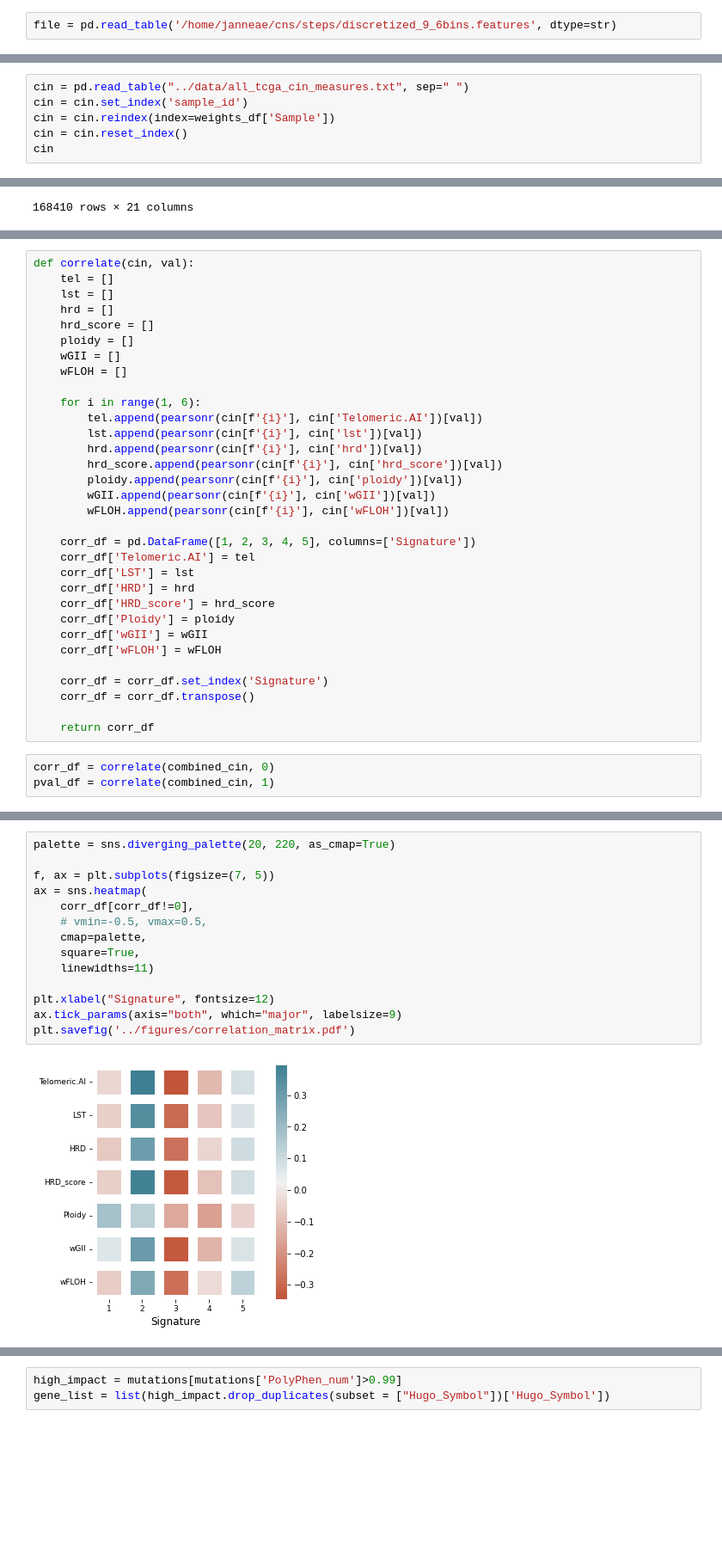
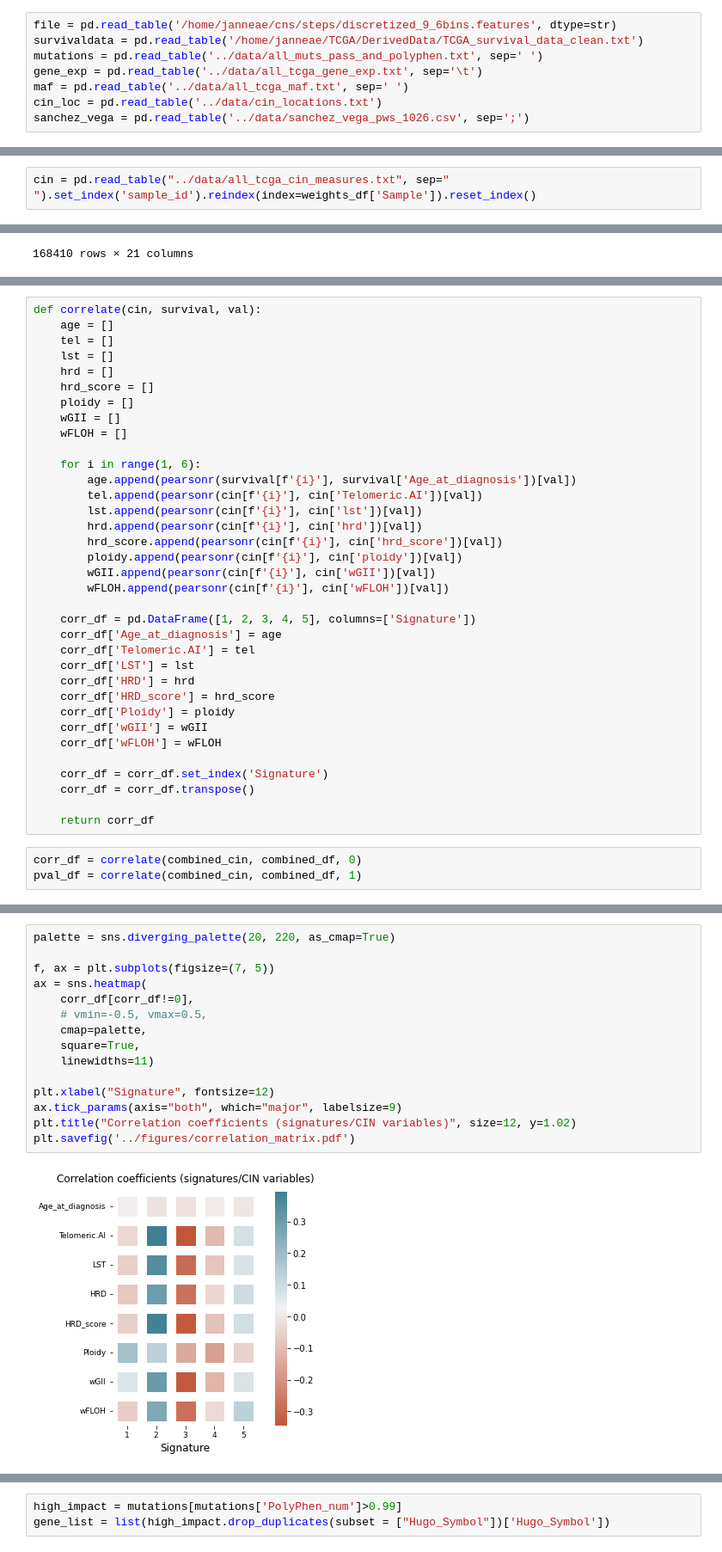
Before and after one commit to janneah/cns, a Jupyter notebook: notebooks/resultvisualisation.ipynb, the cells around one changed output, grey strips where cells are left out. Shown at 86% size. Drawn from its saved outputs; the diff is of its cells as text; blank space fills up the shorter version.

```diff
--- a/notebooks/resultvisualisation.ipynb
+++ b/notebooks/resultvisualisation.ipynb
@@ -11,6 +11,12 @@ from scipy import stats as st
 import matplotlib.colors as mcolors
 # %%
 file = pd.read_table('/home/janneae/cns/steps/discretized_9_6bins.features', dtype=str)
+survivaldata = pd.read_table('/home/janneae/TCGA/DerivedData/TCGA_survival_data_clean.txt')
+mutations = pd.read_table('../data/all_muts_pass_and_polyphen.txt', sep=' ')
+gene_exp = pd.read_table('../data/all_tcga_gene_exp.txt', sep='\t')
+maf = pd.read_table('../data/all_tcga_maf.txt', sep=' ')
+cin_loc = pd.read_table('../data/cin_locations.txt')
+sanchez_vega = pd.read_table('../data/sanchez_vega_pws_1026.csv', sep=';')
 # %%
 lda = LdaModel.load(f'../steps/gensim/lda/lda_t5_f10.model')
 df = file.drop(['Sample', 'Chr'], axis = 1)
@@ -96,11 +104,7 @@ plt.show()
 # %% [markdown]
 ## Correlating signatures with CIN variables
 # %%
-cin = pd.read_table("../data/all_tcga_cin_measures.txt", sep=" ")
-cin = cin.set_index('sample_id')
-cin = cin.reindex(index=weights_df['Sample'])
-cin = cin.reset_index()
-cin
+cin = pd.read_table("../data/all_tcga_cin_measures.txt", sep=" ").set_index('sample_id').reindex(index=weights_df['Sample']).reset_index()
 # %% [output]
 |  | Sample | Telomeric.AI | Mean.size | Interstitial.AI | Mean.Size | Whole.chr.AI | Telomeric.LOH | ... |
 | 0 | TCGA-02-0001 | 6.0 | 1.993161e+07 | 18.0 | 1.293457e+07 | 3.0 | 2.0 | ... |
@@ -143,5 +165,6 @@ combined_cin
 # %%
-def correlate(cin, val):
+def correlate(cin, survival, val):
+    age = []
     tel = []
     lst = []
     hrd = []
@@ -151,6 +174,7 @@ def correlate(cin, val):
     wFLOH = []
 
     for i in range(1, 6):
+        age.append(pearsonr(survival[f'{i}'], survival['Age_at_diagnosis'])[val])
         tel.append(pearsonr(cin[f'{i}'], cin['Telomeric.AI'])[val])
         lst.append(pearsonr(cin[f'{i}'], cin['lst'])[val])
         hrd.append(pearsonr(cin[f'{i}'], cin['hrd'])[val])
@@ -160,6 +184,7 @@ def correlate(cin, val):
         wFLOH.append(pearsonr(cin[f'{i}'], cin['wFLOH'])[val])
 
     corr_df = pd.DataFrame([1, 2, 3, 4, 5], columns=['Signature'])
+    corr_df['Age_at_diagnosis'] = age
     corr_df['Telomeric.AI'] = tel
     corr_df['LST'] = lst
     corr_df['HRD'] = hrd
@@ -173,8 +198,8 @@ def correlate(cin, val):
 
     return corr_df
 # %%
-corr_df = correlate(combined_cin, 0)
-pval_df = correlate(combined_cin, 1)
+corr_df = correlate(combined_cin, combined_df, 0)
+pval_df = correlate(combined_cin, combined_df, 1)
 # %%
 psig = 0.001/176000
 
@@ -195,17 +221,18 @@ corr_df
 # %%
 palette = sns.diverging_palette(20, 220, as_cmap=True)
 
 f, ax = plt.subplots(figsize=(7, 5))
 ax = sns.heatmap(
     corr_df[corr_df!=0],
     # vmin=-0.5, vmax=0.5,
     cmap=palette,
     square=True,
     linewidths=11)
 
 plt.xlabel("Signature", fontsize=12)
 ax.tick_params(axis="both", which="major", labelsize=9)
+plt.title("Correlation coefficients (signatures/CIN variables)", size=12, y=1.02)
 plt.savefig('../figures/correlation_matrix.pdf')
 # %% [output]
-[figure, old version]
+[figure, new version]
 # %% [markdown]
```
Also changed, not shown: parts of 35 cells of this notebook, 18 other files.
